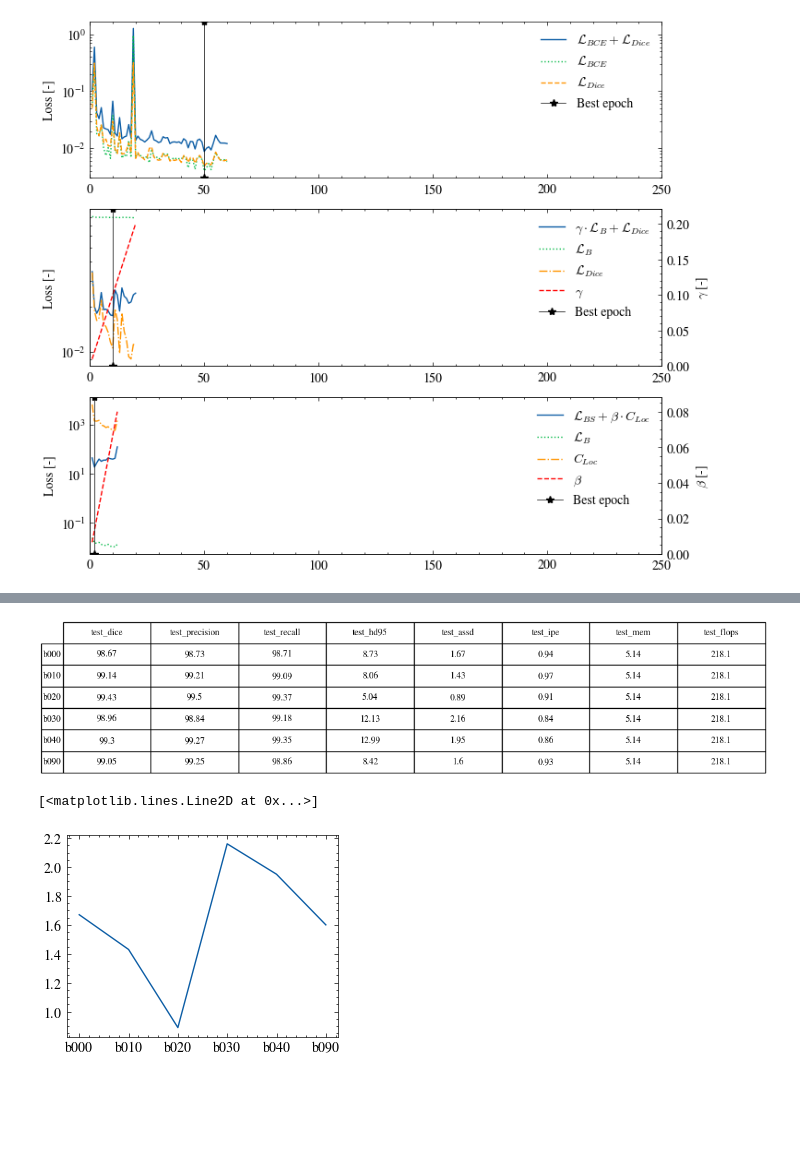
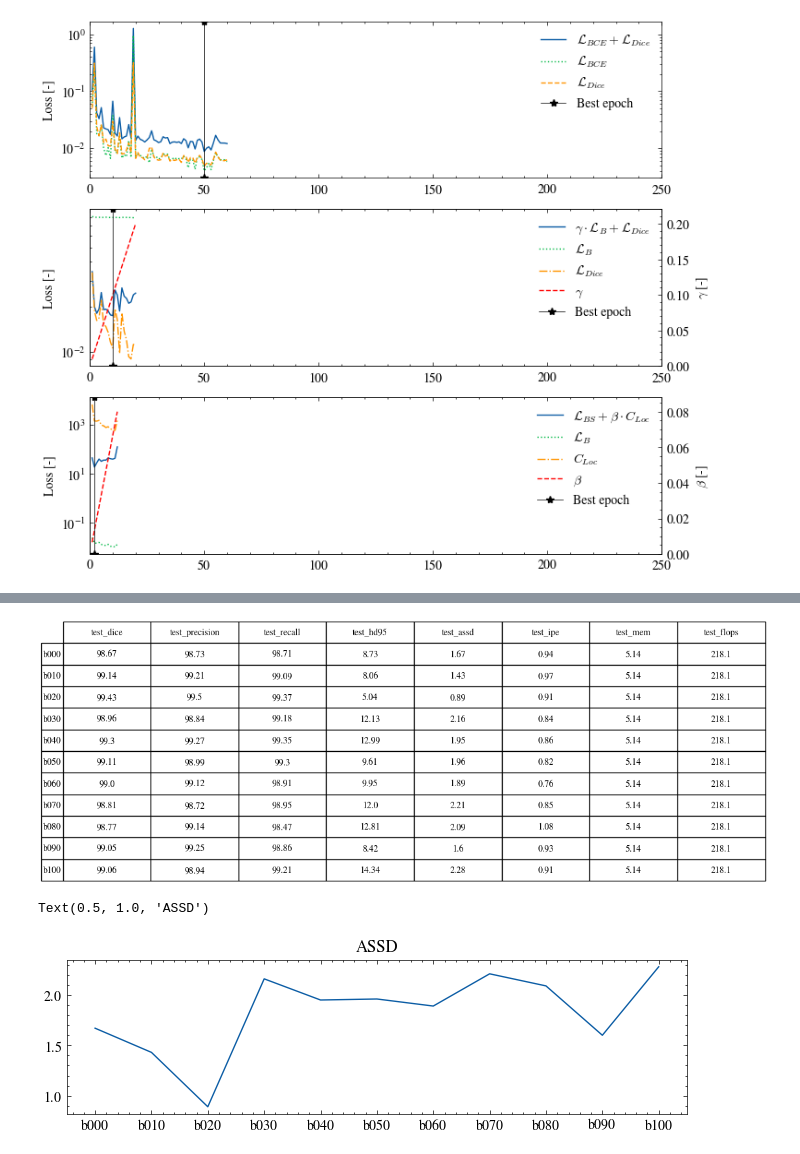
Before and after one commit to a-encalada/bs-loss-function-wtbs, a Jupyter notebook: Pretraining/dataprocess.ipynb, the cells around one changed output, grey strips where cells are left out. Drawn from its saved outputs; the diff is of its cells as text; code cells hidden in the pictures; blank space fills up the shorter version.

```diff
--- a/Pretraining/dataprocess.ipynb
+++ b/Pretraining/dataprocess.ipynb
@@ -377,6 +381,6 @@ plt.savefig('LF_PT_Validation.png', bbox_inches='tight')
 # %%
 lf_data = 'logs/'
 lf_paths = os.listdir(lf_data)
-lf_paths = [f for f in lf_paths if f.endswith('.csv') and f.startswith('test') and '_b0' in f]
+lf_paths = [f for f in lf_paths if f.endswith('.csv') and f.startswith('test')]
 lf_paths
 # %% [output]
@@ -405,10 +440,12 @@ table.scale(2,2)
 
 #plt.save
 # %% [output]
-[figure, old version]
+[figure, new version]
 # %%
+plt.figure(figsize=(8,2))
 plt.plot(df.test_assd)
+plt.title('ASSD')
 # %% [output]
-[<matplotlib.lines.Line2D at 0x...>]
+Text(0.5, 1.0, 'ASSD')
-[figure, old version]
+[figure, new version]
 # %%
```
Also changed, not shown: parts of 8 cells of this notebook, 2 other files.
